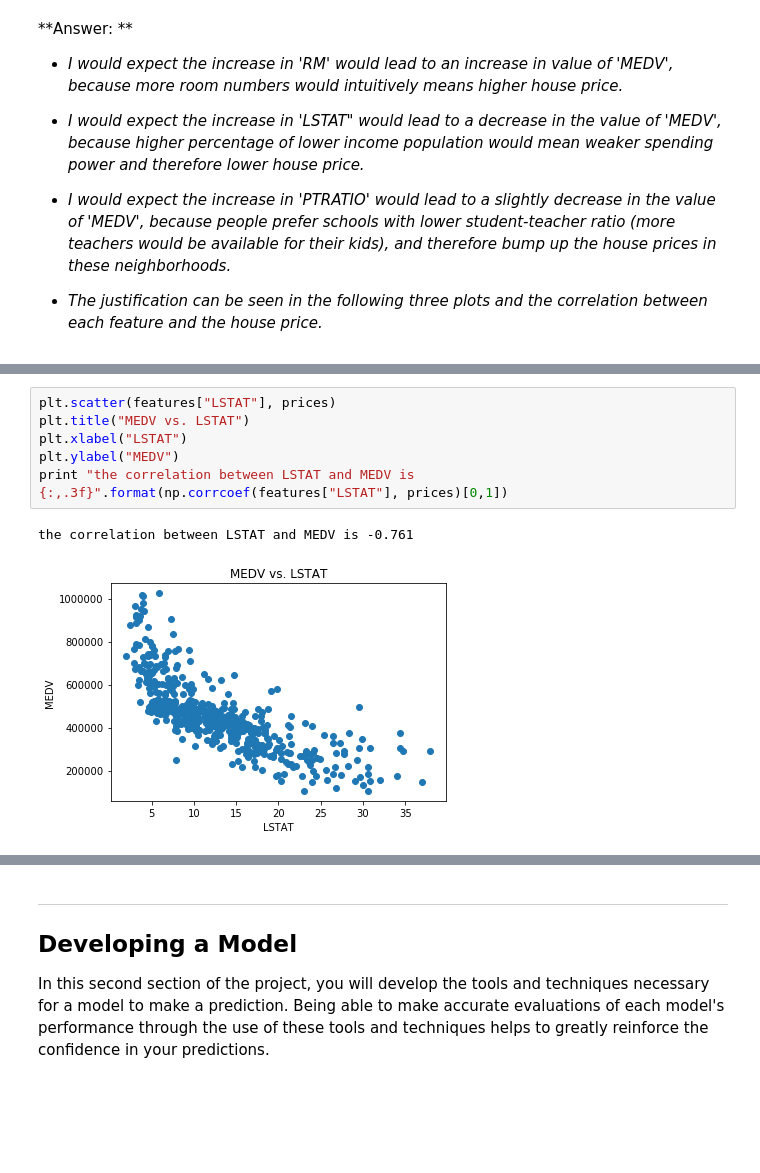
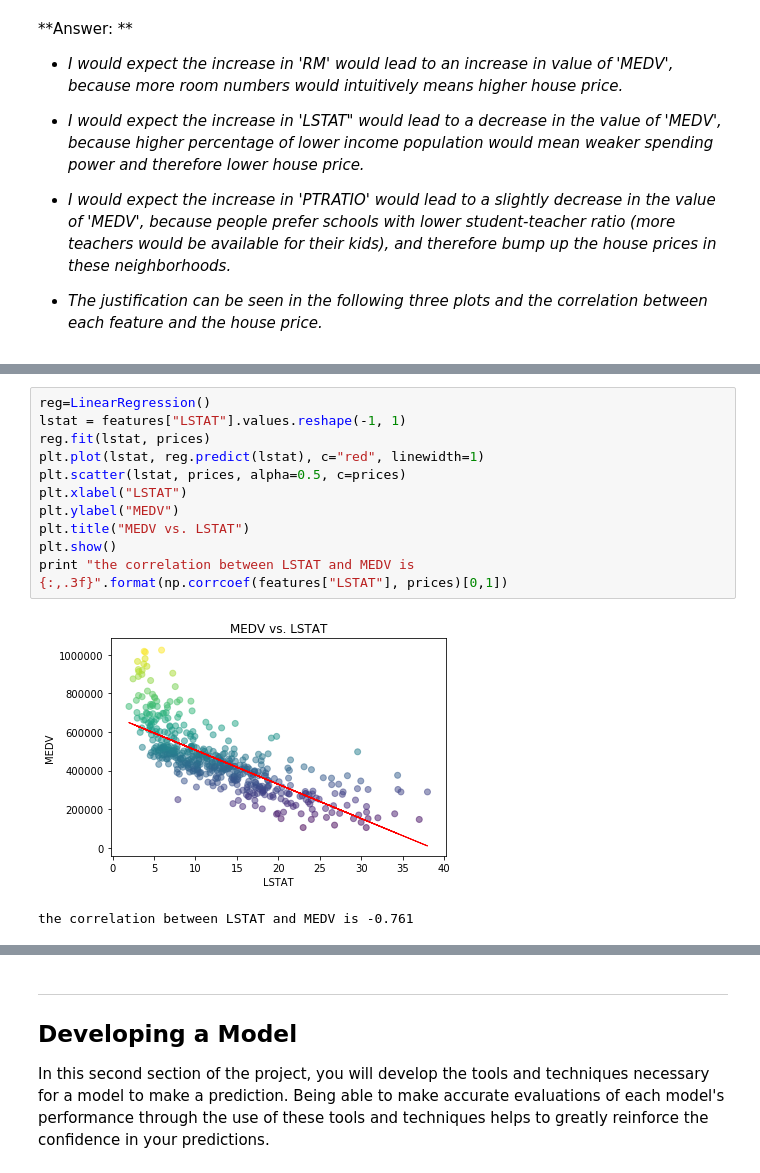
Before and after one commit to yunfeigao/udacity_proj_bostonhousing, a Jupyter notebook: boston_housing.ipynb, the cells around one changed output, grey strips where cells are left out. Cells and saved outputs as stored; diff of their text form; blank space fills up the shorter version.

```diff
--- a/boston_housing.ipynb
+++ b/boston_housing.ipynb
@@ -112,10 +119,15 @@ the correlation between RM and MEDV is 0.697
 # %%
-plt.scatter(features["LSTAT"], prices)
-plt.title("MEDV vs. LSTAT")
+reg=LinearRegression()
+lstat = features["LSTAT"].values.reshape(-1, 1)
+reg.fit(lstat, prices)
+plt.plot(lstat, reg.predict(lstat), c="red", linewidth=1)
+plt.scatter(lstat, prices, alpha=0.5, c=prices)
 plt.xlabel("LSTAT")
 plt.ylabel("MEDV")
+plt.title("MEDV vs. LSTAT")
+plt.show()
 print "the correlation between LSTAT and MEDV is {:,.3f}".format(np.corrcoef(features["LSTAT"], prices)[0,1])
 # %% [output]
+[figure, new version]
 the correlation between LSTAT and MEDV is -0.761
-[figure, old version]
 # %%
```
Also changed, not shown: parts of 9 cells of this notebook, 1 other file.
